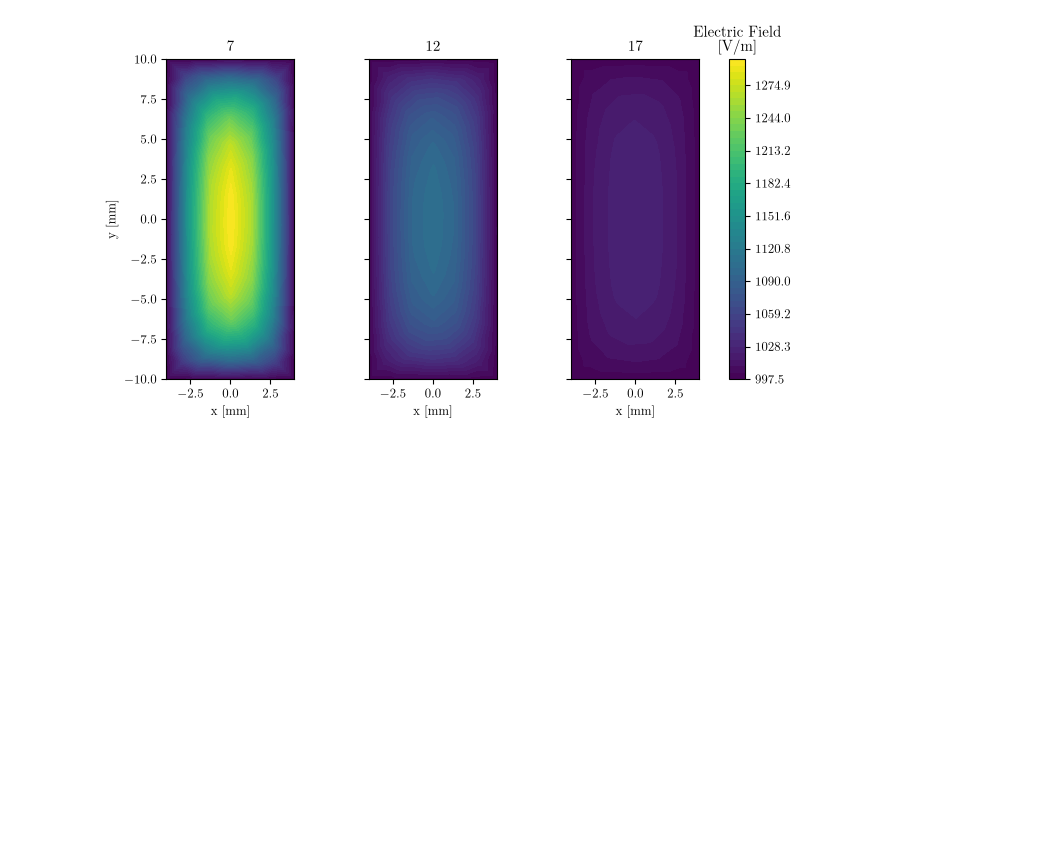
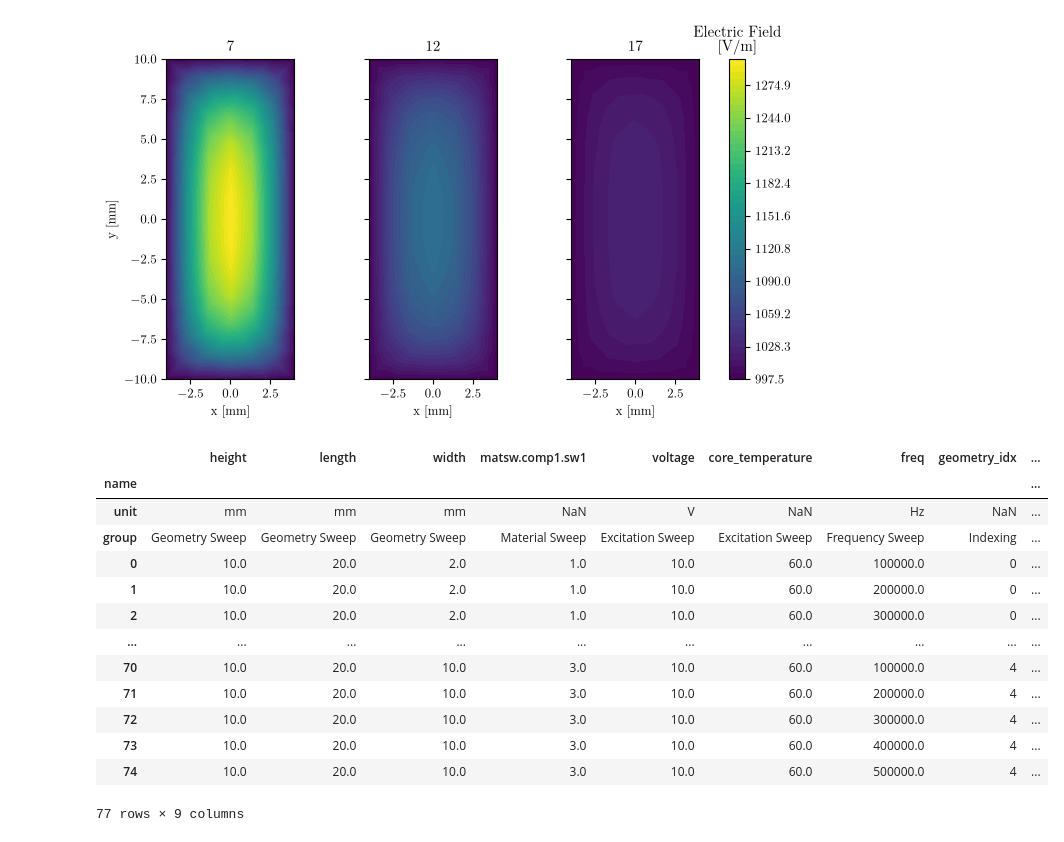
Before and after one commit to upb-lea/MPhSweepKit, a Jupyter notebook: examples/studies/ferrite_plate_capacitor/3_plots.ipynb, the cells around one changed output. Drawn from its saved outputs; the diff is of its cells as text; code cells hidden in the pictures; blank space fills up the shorter version.

```diff
--- a/examples/studies/ferrite_plate_capacitor/3_plots.ipynb
+++ b/examples/studies/ferrite_plate_capacitor/3_plots.ipynb
@@ -171,2 +172,19 @@ plt.show()
 # %% [output]
 [figure]
+# %%
+dp.input_df
+# %% [output]
+|  | height | length | width | matsw.comp1.sw1 | voltage | core_temperature | freq | geometry_idx | ... |
+| name |  |  |  |  |  |  |  |  | ... |
+| unit | mm | mm | mm | NaN | V | NaN | Hz | NaN | ... |
+| group | Geometry Sweep | Geometry Sweep | Geometry Sweep | Material Sweep | Excitation Sweep | Excitation Sweep | Frequency Sweep | Indexing | ... |
+| 0 | 10.0 | 20.0 | 2.0 | 1.0 | 10.0 | 60.0 | 100000.0 | 0 | ... |
+| 1 | 10.0 | 20.0 | 2.0 | 1.0 | 10.0 | 60.0 | 200000.0 | 0 | ... |
+| 2 | 10.0 | 20.0 | 2.0 | 1.0 | 10.0 | 60.0 | 300000.0 | 0 | ... |
+| ... | ... | ... | ... | ... | ... | ... | ... | ... | ... |
+| 70 | 10.0 | 20.0 | 10.0 | 3.0 | 10.0 | 60.0 | 100000.0 | 4 | ... |
+| 71 | 10.0 | 20.0 | 10.0 | 3.0 | 10.0 | 60.0 | 200000.0 | 4 | ... |
+| 72 | 10.0 | 20.0 | 10.0 | 3.0 | 10.0 | 60.0 | 300000.0 | 4 | ... |
+| 73 | 10.0 | 20.0 | 10.0 | 3.0 | 10.0 | 60.0 | 400000.0 | 4 | ... |
+| 74 | 10.0 | 20.0 | 10.0 | 3.0 | 10.0 | 60.0 | 500000.0 | 4 | ... |
+77 rows × 9 columns
```
Also changed, not shown: parts of 7 cells of this notebook, 2 other files.
